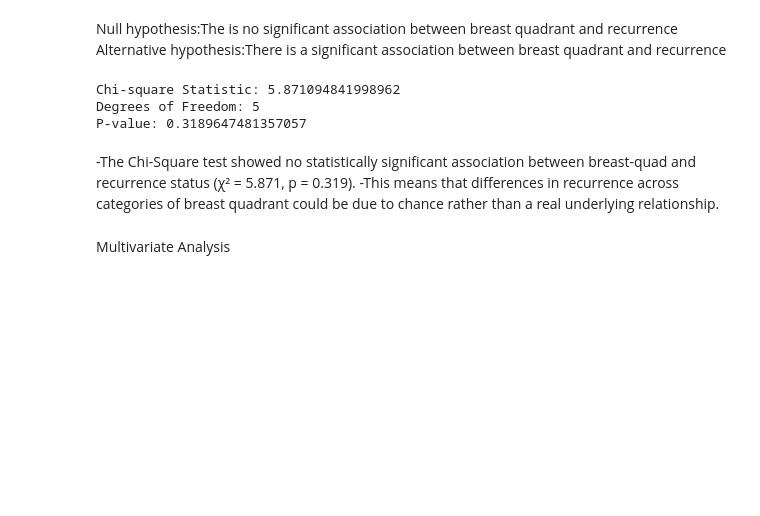
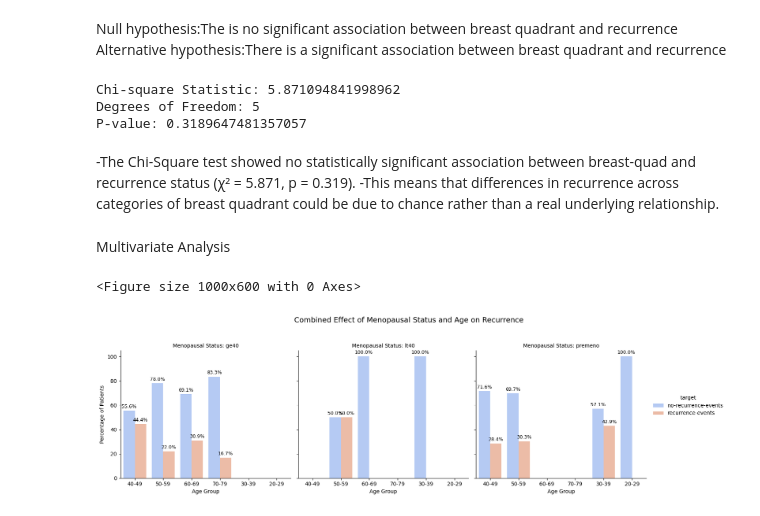
Before and after one commit to Claresimba20/Pydata_capstone, a Jupyter notebook: breast_Ca.ipynb, the cells around one changed output. Cells and saved outputs as stored; diff of their text form; code cells hidden in the pictures; blank space fills up the shorter version.

```diff
--- a/breast_Ca.ipynb
+++ b/breast_Ca.ipynb
@@ -545,3 +552,43 @@ P-value: 0.3189647481357057
 -This means that differences in recurrence across categories of breast quadrant could be due to chance rather than a real underlying relationship.
 # %% [markdown]
 Multivariate Analysis
+# %%
+#Menopausal status*Age*Recurrence
+
+grouped = (
+    df.groupby(['menopause', 'age', 'target'])
+    .size()
+    .reset_index(name='count')
+)
+
+grouped['percent'] = (
+    grouped.groupby(['menopause', 'age'])['count']
+    .apply(lambda x: 100 * x / x.sum())
+    .values
+)
+
+plt.figure(figsize=(10, 6))
+g = sns.catplot(
+    data=grouped,
+    x='age',
+    y='percent',
+    hue='target',
+    col='menopause',
+    kind='bar',
+    palette='coolwarm',
+    height=5,
+    aspect=1
+)
+
+for ax in g.axes.flat:
+    for container in ax.containers:
+        ax.bar_label(container, fmt='%.1f%%', label_type='edge', fontsize=9, padding=3)
+
+g.set_titles("Menopausal Status: {col_name}")
+g.set_axis_labels("Age Group", "Percentage of Patients")
+plt.subplots_adjust(top=0.8)
+g.fig.suptitle("Combined Effect of Menopausal Status and Age on Recurrence", fontsize=14)
+plt.show()
+# %% [output]
+<Figure size 1000x600 with 0 Axes>
+[figure, added]
```
Also changed, not shown: parts of 16 cells of this notebook.
